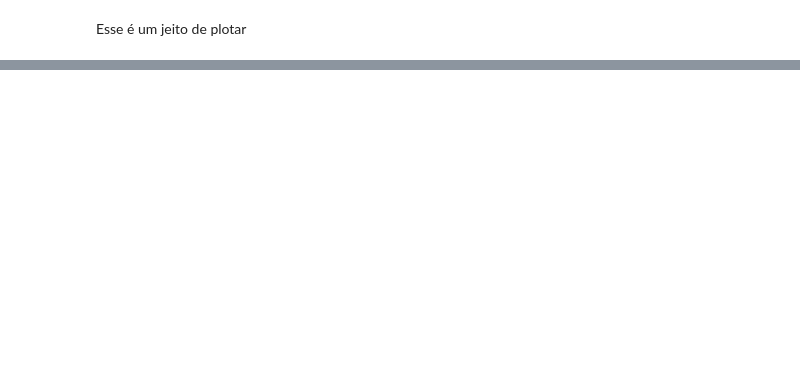
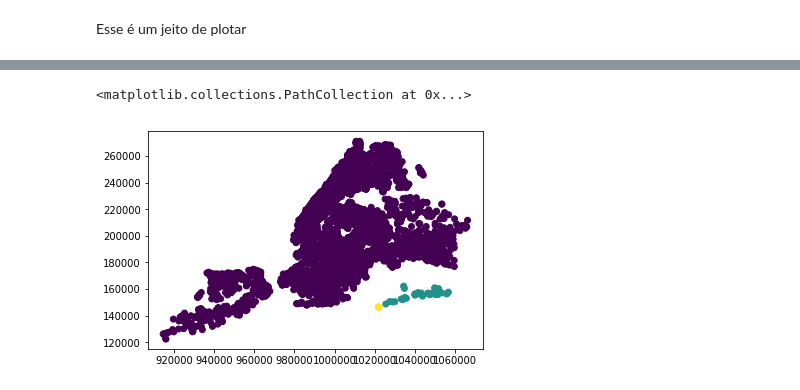
Before and after one commit to matheusmstos/ML-Comparing-Clusters, a Jupyter notebook: NY Rats/Clustering Techniques.ipynb, the cells around one changed output, grey strips where cells are left out. Cells and saved outputs as stored; diff of their text form; code cells hidden in the pictures; blank space fills up the shorter version.

```diff
--- a/NY Rats/Clustering Techniques.ipynb
+++ b/NY Rats/Clustering Techniques.ipynb
@@ -78,7 +86,10 @@ plt.scatter(X[:, 0], X[:, 1], c=two_means)
 #plt.scatter(X[:, 0], X[:, 1], c=spectral)
 # %%
 #Memory Error
-#avg_linkage = avg_linkage.fit_predict(X)
-#plt.scatter(X[:, 0], X[:, 1], c=avg_linkage)
+avg_linkage = avg_linkage.fit_predict(X)
+plt.scatter(X[:, 0], X[:, 1], c=avg_linkage)
+# %% [output]
+<matplotlib.collections.PathCollection at 0x...>
+[figure, added]
 # %%
 #Memory Error
```
Also changed, not shown: parts of 8 cells of this notebook.
